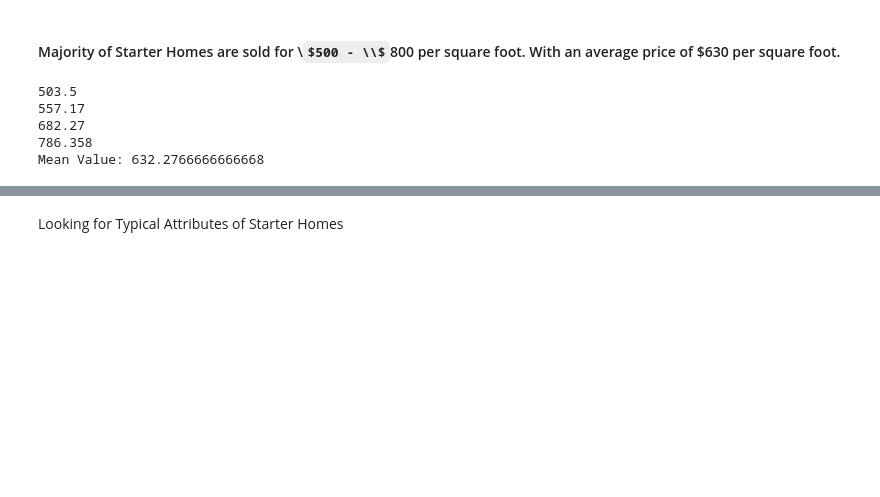
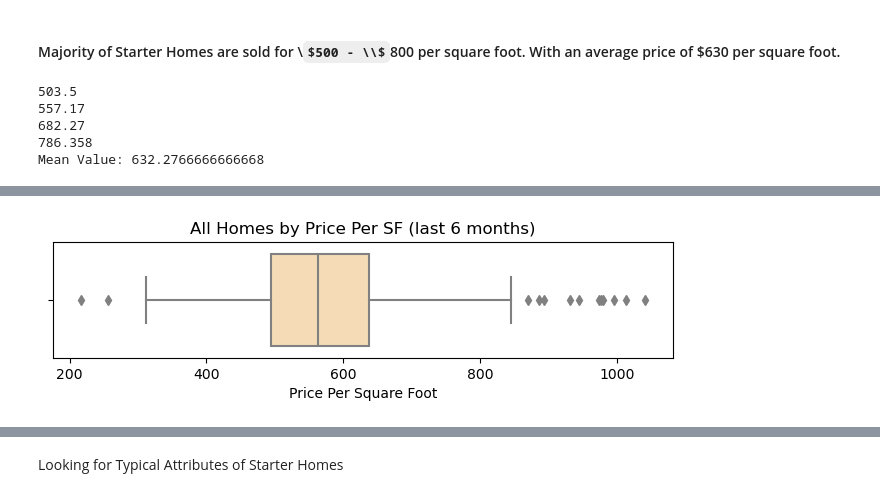
Before and after one commit to StarkArk/Local_Real_Estate_Analysis, a Jupyter notebook: real_estate_eda.ipynb, the cells around one changed output, grey strips where cells are left out. Saved outputs shown, nothing was run; the diff lists cells and outputs as text; code cells hidden in the pictures; some formulas as TeX source; blank space fills up the shorter version.

```diff
--- a/real_estate_eda.ipynb
+++ b/real_estate_eda.ipynb
@@ -229,3 +231,14 @@ print(f"Mean Value: {np.mean(re_df_recent['pricePerSf'])}")
 682.27
 786.358
 Mean Value: 632.2766666666668
+# %%
+# Compare to Average Home
+# File Path
+p = Path.cwd()
+p3 = f'{p}/Comp_Crunch_Files/TO_Homes_6months_102024.csv'
+
+df_6mo = pd.read_csv(p3)
+
+df_6mo = df_6mo[df_6mo['pricePerSf'] >200]
+
+df_6mo.head(2)
@@ -231,0 +261,11 @@ Mean Value: 632.2766666666668
+# %%
+plt.figure(figsize=(8,1.5))
+
+sns.boxplot(df_6mo, x='pricePerSf', whis=1.5, color='navajowhite')
+
+plt.title('All Homes by Price Per SF (last 6 months)')
+plt.xlabel('Price Per Square Foot')
+
+plt.savefig('Images/pricepersf_boxplot_allhomes6mo.svg', format='svg')
+# %% [output]
+[figure, added]
```
Also changed, not shown: parts of 8 cells of this notebook, 6 other files.
